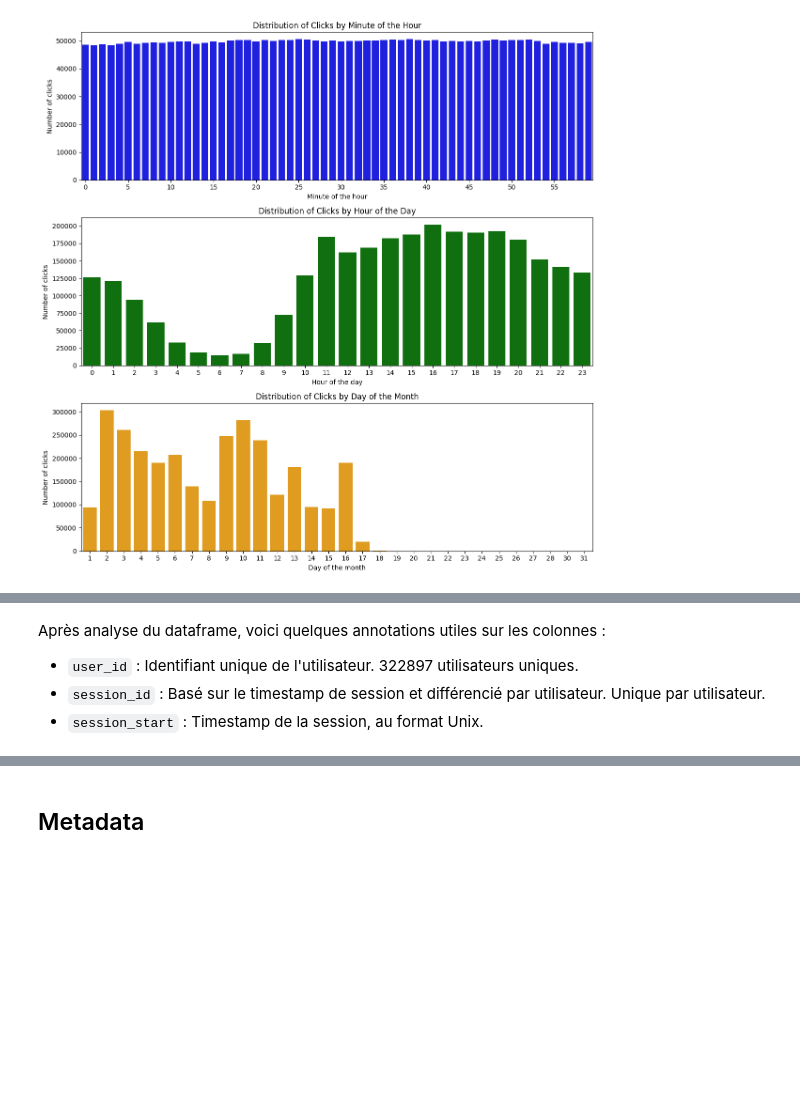
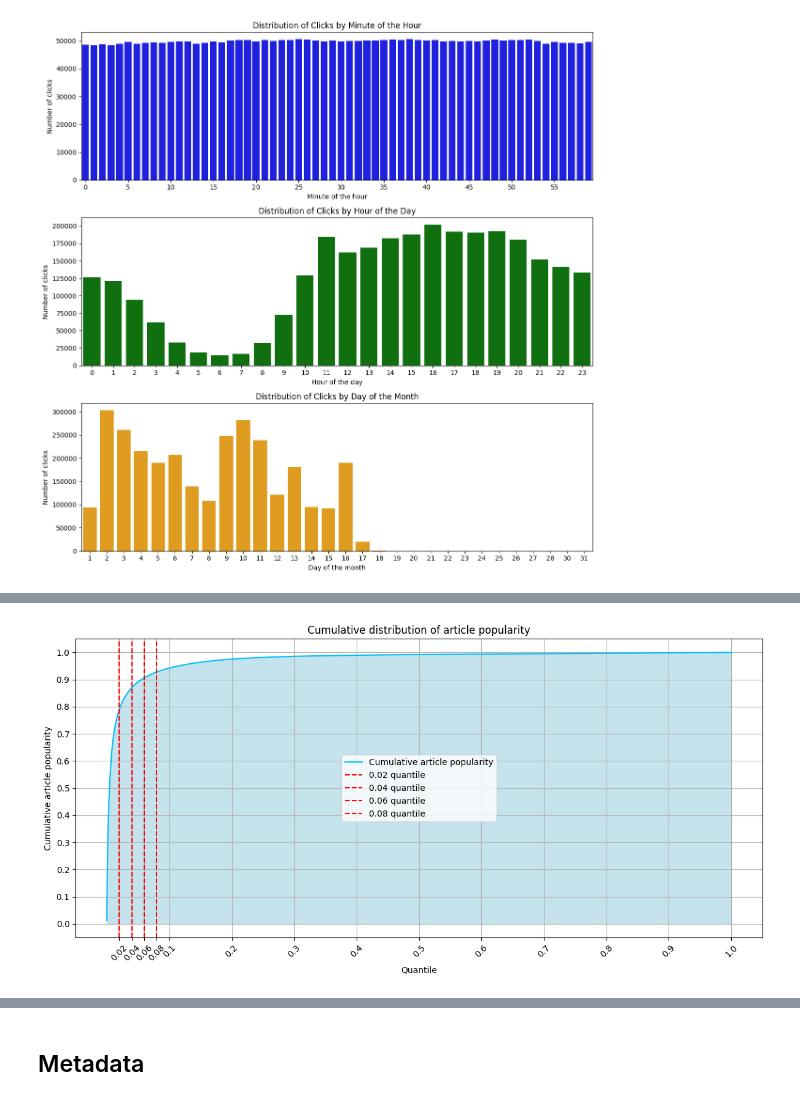
Before and after one commit to Hedredo/oc_p10, a Jupyter notebook: notebooks/main.ipynb, the cells around one changed output, grey strips where cells are left out. Saved outputs shown, nothing was run; the diff lists cells and outputs as text; code cells hidden in the pictures; blank space fills up the shorter version.

```diff
--- a/notebooks/main.ipynb
+++ b/notebooks/main.ipynb
@@ -597,5 +682,0 @@ La répartition par jour montre des variations importantes :
-# %% [markdown]
-Après analyse du dataframe, voici quelques annotations utiles sur les colonnes :
-- `user_id` : Identifiant unique de l'utilisateur. 322897 utilisateurs uniques.
-- `session_id` : Basé sur le timestamp de session et différencié par utilisateur. Unique par utilisateur.
-- `session_start` : Timestamp de la session, au format Unix.
@@ -601,0 +726,49 @@ Après analyse du dataframe, voici quelques annotations utiles sur les colonnes
+# %%
+cum_pop = (
+    clicks_df.groupby("click_article_id")["article_popularity"]
+    .first()
+    .sort_values(ascending=False)
+    .cumsum()
+    .reset_index(drop=True)
+)
+
+quantiles = np.arange(0.1, 1.01, 0.1)
+quantile_indices = (quantiles * (len(cum_pop) - 1)).astype(int)
+quantile_labels = [f"{q:.1f}" for q in quantiles]
+
+quantiles_ = np.array([0.02, 0.04, 0.06, 0.08])
+quantile_indices_ = (quantiles_ * (len(cum_pop) - 1)).astype(int)
+quantile_labels_ = [f"{q:.2f}" for q in quantiles_]
+
+fig, ax = plt.subplots(figsize=(12, 6))
+ax.plot(
+    cum_pop.index,
+    cum_pop.values,
+    color="deepskyblue",
+    label="Cumulative article popularity",
+)
+ax.fill_between(
+    cum_pop.index,
+    cum_pop.values,
+    color="lightblue",
+    alpha=0.7,
+)
+for idx, quant in enumerate(quantiles_):
+    ax.axvline(
+        quantile_indices_[idx],
+        color="red",
+        linestyle="--",
+        label=f"{quantile_labels_[idx]} quantile",
+    )
+ax.set_title("Cumulative distribution of article popularity")
+ax.set_xlabel("Quantile")
+ax.set_ylabel("Cumulative article popularity")
+ax.set_yticks(np.arange(0, 1.1, 0.1))
+ax.set_xticks(np.concatenate((quantile_indices_, quantile_indices)))
+ax.set_xticklabels(quantile_labels_ + quantile_labels, rotation=45)
+ax.grid(axis="both")
+ax.legend()
+plt.tight_layout()
+plt.show()
+# %% [output]
+[figure, added]
```
Also changed, not shown: parts of 38 cells of this notebook, 2 other files.
